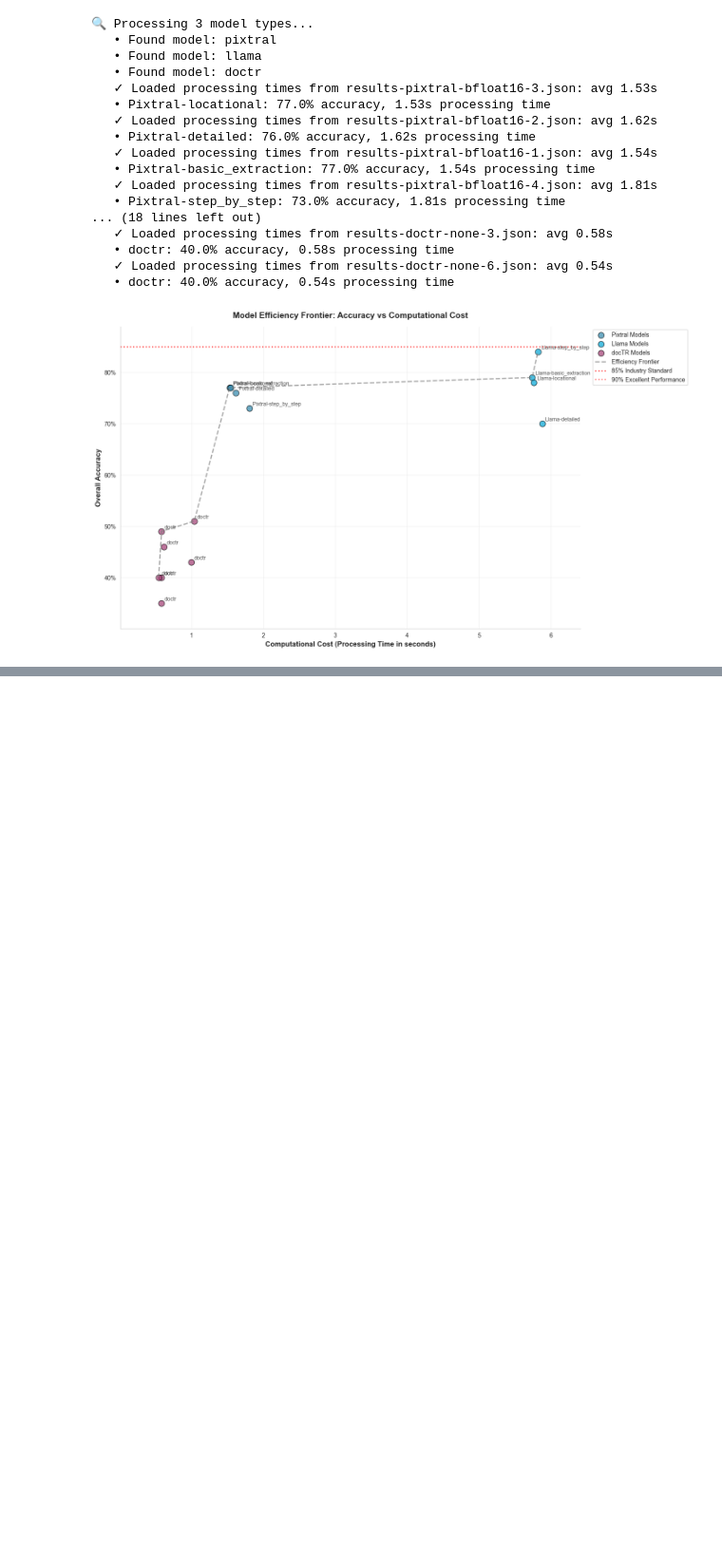
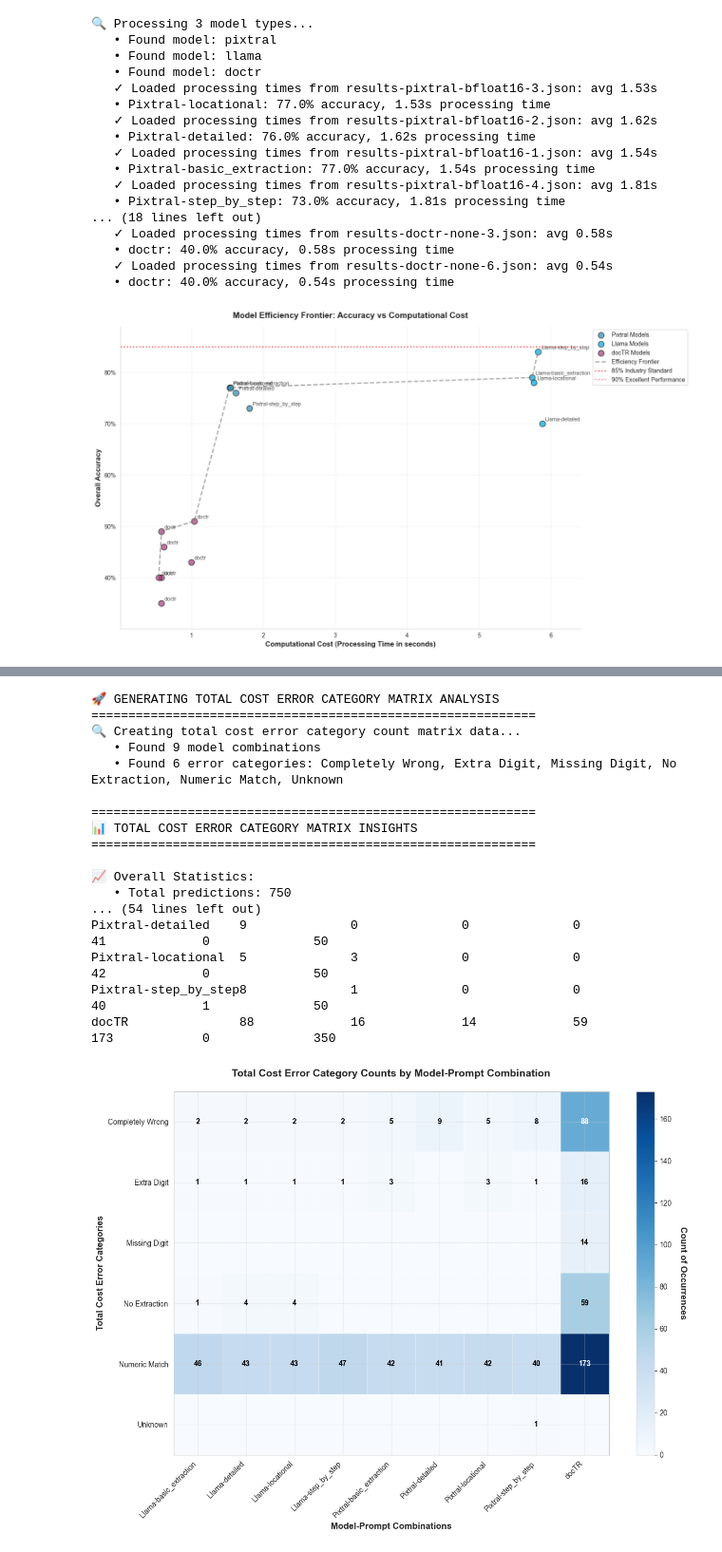
Before and after one commit to asmith81/UCSD_MJM, a Jupyter notebook: Deliverables-Code/notebooks/06_Final_Analysis_v2.ipynb, the cells around one changed output, grey strips where cells are left out. Shown at 95% size. Cells and saved outputs as stored; diff of their text form; code cells hidden in the pictures; blank space fills up the shorter version.

```diff
--- a/Deliverables-Code/notebooks/06_Final_Analysis_v2.ipynb
+++ b/Deliverables-Code/notebooks/06_Final_Analysis_v2.ipynb
@@ -1224,0 +1309,28 @@ fig, efficiency_data = viz.generate_efficiency_frontier_analysis(COMPREHENSIVE_D
+# %%
+## Section 4.9: Total Cost Error Category Count Matrix
+
+import importlib
+import src.visualization as viz
+importlib.reload(viz)
+
+# Generate total cost error category matrix analysis
+fig, matrix_data = viz.generate_total_cost_error_category_matrix_analysis(COMPREHENSIVE_DATASET)
+# %% [output]
+🚀 GENERATING TOTAL COST ERROR CATEGORY MATRIX ANALYSIS
+============================================================
+🔍 Creating total cost error category count matrix data...
+   • Found 9 model combinations
+   • Found 6 error categories: Completely Wrong, Extra Digit, Missing Digit, No Extraction, Numeric Match, Unknown
+
+============================================================
+📊 TOTAL COST ERROR CATEGORY MATRIX INSIGHTS
+============================================================
+
+📈 Overall Statistics:
+   • Total predictions: 750
+... (54 lines left out)
+Pixtral-detailed    9              0              0              0              41             0              50
+Pixtral-locational  5              3              0              0              42             0              50
+Pixtral-step_by_step8              1              0              0              40             1              50
+docTR               88             16             14             59             173            0              350
+[figure, added]
```
Also changed, not shown: parts of 3 cells of this notebook, 1 other file.
